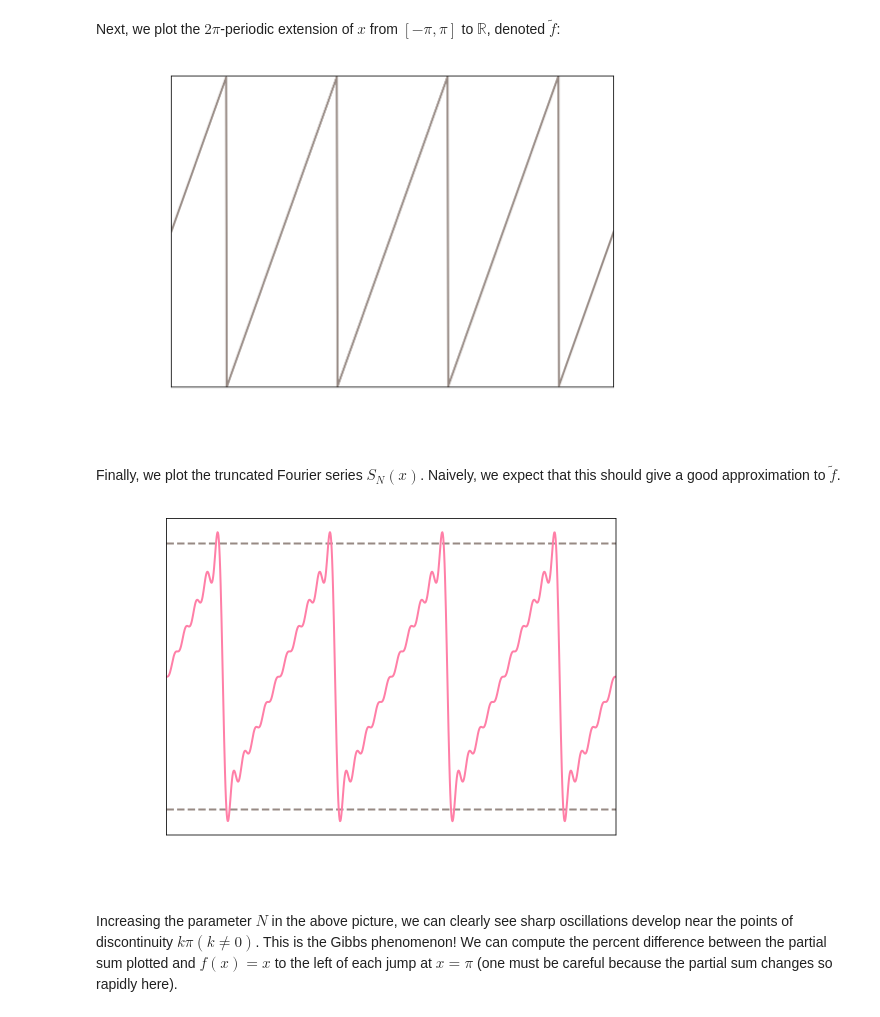
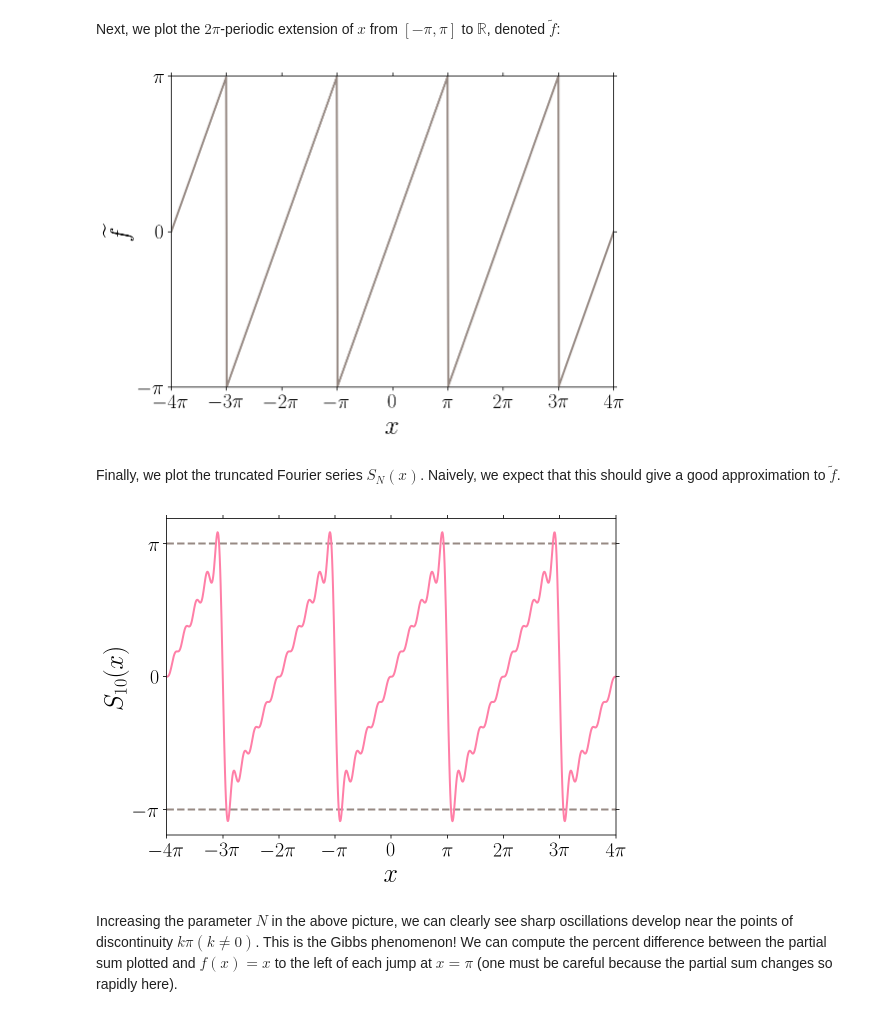
Before and after one commit to ageorgemorgan/teaching, a Jupyter notebook: gibbs_phenomenon.ipynb, the cells around one changed output. Saved outputs shown, nothing was run; the diff lists cells and outputs as text; code cells hidden in the pictures.

```diff
--- a/gibbs_phenomenon.ipynb
+++ b/gibbs_phenomenon.ipynb
@@ -76,6 +77,8 @@ class Multiple:
 fig, ax =plt.subplots()
 plt.rc('text', usetex=True)
 plt.rc('font', family='serif')
+
+textcolor = 'k'
 
 xx = np.linspace(-np.pi,np.pi,600)
 
@@ -95,16 +98,16 @@ tenline, = plt.plot(xx, np.abs(data_10-xx), color='xkcd:carnation pink', linewid
 plt.xlim([-np.pi, np.pi])
 plt.ylim([0., np.pi+.01])
 
-plt.xlabel(r"$x$", fontsize=26, color = 'w')
+plt.xlabel(r"$x$", fontsize=26, color = textcolor)
 
 #from matplotlib.ticker import FormatStrFormatter
 #ax.yaxis.set_major_formatter(FormatStrFormatter('%.2f'))
 
-plt.ylabel(r"$\left|S_{N}(x)-x\right|$", fontsize=26, color='w')
-plt.tick_params(axis='x', which='both', top='off', color = 'w')
-plt.xticks(fontsize=20, rotation=0, color = 'w')
-plt.tick_params(axis='y', which='both', right='off', color = 'w')
-plt.yticks(fontsize=20, rotation=0, color = 'w')
+plt.ylabel(r"$\left|S_{N}(x)-x\right|$", fontsize=26, color=textcolor)
+plt.tick_params(axis='x', which='both', top='off', color = textcolor)
+plt.xticks(fontsize=20, rotation=0, color = textcolor)
+plt.tick_params(axis='y', which='both', right='off', color = textcolor)
+plt.yticks(fontsize=20, rotation=0, color = textcolor)
 ax.locator_params(axis='y', nbins=6)
 ax.xaxis.set_major_locator(plt.MultipleLocator(np.pi))
 #ax.yaxis.set_major_locator(plt.MultipleLocator(np.pi))
@@ -140,16 +143,16 @@ plt.plot(xx, (xx+np.pi) %(2*np.pi) - np.pi, color='xkcd:warm grey', linewidth='2
 plt.xlim([-n_periods*np.pi, n_periods*np.pi])
 plt.ylim([-np.pi, np.pi])
 
-plt.xlabel(r"$x$", fontsize=26, color = 'w')
+plt.xlabel(r"$x$", fontsize=26, color = textcolor)
 
 #from matplotlib.ticker import FormatStrFormatter
 #ax.yaxis.set_major_formatter(FormatStrFormatter('%.2f'))
 
-plt.ylabel(r"$\widetilde{f}$", fontsize=26, color='w')
-plt.tick_params(axis='x', which='both', top='off', color = 'w')
-plt.xticks(fontsize=20, rotation=0, color = 'w')
-plt.tick_params(axis='y', which='both', right='off', color = 'w')
-plt.yticks(fontsize=20, rotation=0, color = 'w')
+plt.ylabel(r"$\widetilde{f}$", fontsize=26, color=textcolor)
+plt.tick_params(axis='x', which='both', top='off', color = textcolor)
+plt.xticks(fontsize=20, rotation=0, color = textcolor)
+plt.tick_params(axis='y', which='both', right='off', color = textcolor)
+plt.yticks(fontsize=20, rotation=0, color = textcolor)
 ax.locator_params(axis='y', nbins=6)
 ax.xaxis.set_major_locator(plt.MultipleLocator(np.pi))
 ax.xaxis.set_major_formatter(plt.FuncFormatter(multiple_formatter()))
@@ -163,7 +166,7 @@ fig.set_size_inches(8, 6)
 plt.show()
 #"""
 # %% [output]
-[figure, old version]
+[figure, new version]
 # %% [markdown]
 Finally, we plot the truncated Fourier series $S_{N}(x)$. Naively, we expect that this should give a good approximation to $\widetilde{f}$.
 # %%
@@ -177,40 +180,40 @@ xx = np.linspace(-n_periods*np.pi,n_periods*np.pi, int(n_periods*256))
 
 plt.plot(xx, np.pi*np.ones_like(xx), color='xkcd:warm grey', linewidth='2', linestyle='dashed')
 plt.plot(xx, -np.pi*np.ones_like(xx), color='xkcd:warm grey', linewidth='2', linestyle='dashed')
 
 N=10
 
 uu = S(xx, N)
 
 plt.plot(xx, uu, color='xkcd:carnation pink', linewidth='2')
 
 plt.xlim([-n_periods*np.pi, n_periods*np.pi])
 plt.ylim([-np.pi-0.6, np.pi+.6])
 
-plt.xlabel(r"$x$", fontsize=26, color = 'w')
+plt.xlabel(r"$x$", fontsize=26, color = textcolor)
 
 #from matplotlib.ticker import FormatStrFormatter
 #ax.yaxis.set_major_formatter(FormatStrFormatter('%.2f'))
 
-plt.ylabel(r"$S_{%i}(x)$" % N, fontsize=26, color='w')
-plt.tick_params(axis='x', which='both', top='off', color = 'w')
-plt.xticks(fontsize=20, rotation=0, color = 'w')
-plt.tick_params(axis='y', which='both', right='off', color = 'w')
-plt.yticks(fontsize=20, rotation=0, color = 'w')
+plt.ylabel(r"$S_{%i}(x)$" % N, fontsize=26, color=textcolor)
+plt.tick_params(axis='x', which='both', top='off', color = textcolor)
+plt.xticks(fontsize=20, rotation=0, color = textcolor)
+plt.tick_params(axis='y', which='both', right='off', color = textcolor)
+plt.yticks(fontsize=20, rotation=0, color = textcolor)
 ax.yaxis.set_major_locator(plt.MultipleLocator(np.pi))
 ax.xaxis.set_major_locator(plt.MultipleLocator(np.pi))
 ax.xaxis.set_major_formatter(plt.FuncFormatter(multiple_formatter()))
 ax.yaxis.set_major_formatter(plt.FuncFormatter(multiple_formatter()))
 #ax.locator_params(axis='y', nbins=6)
 
 plt.tight_layout()
 
 fig.set_size_inches(8, 6)
 
 plt.show()
 #"""
 # %% [output]
-[figure, old version]
+[figure, new version]
 # %% [markdown]
 Increasing the parameter $N$ in the above picture, we can clearly see sharp oscillations develop near the points of discontinuity $k\pi (k\neq 0)$. This is the Gibbs phenomenon! We can compute the percent difference between the partial sum plotted and $f(x)=x$ to the left of each jump at $x=\pi$ (one must be careful because the partial sum changes so rapidly here).
 # %%
```
Also changed, not shown: parts of 3 cells of this notebook.
